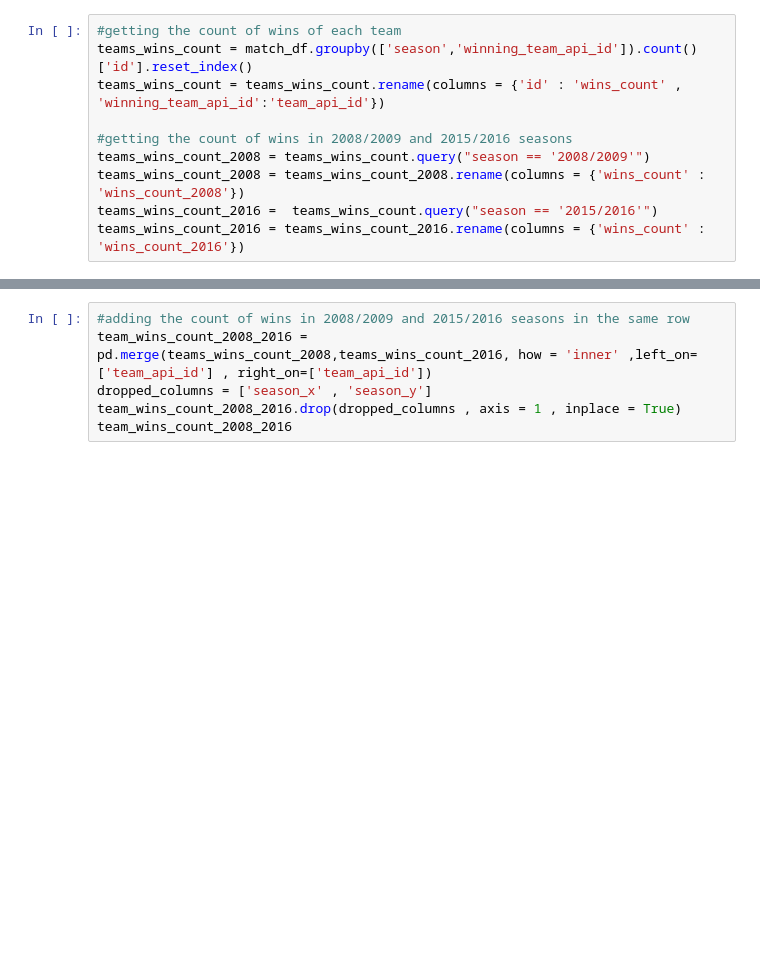
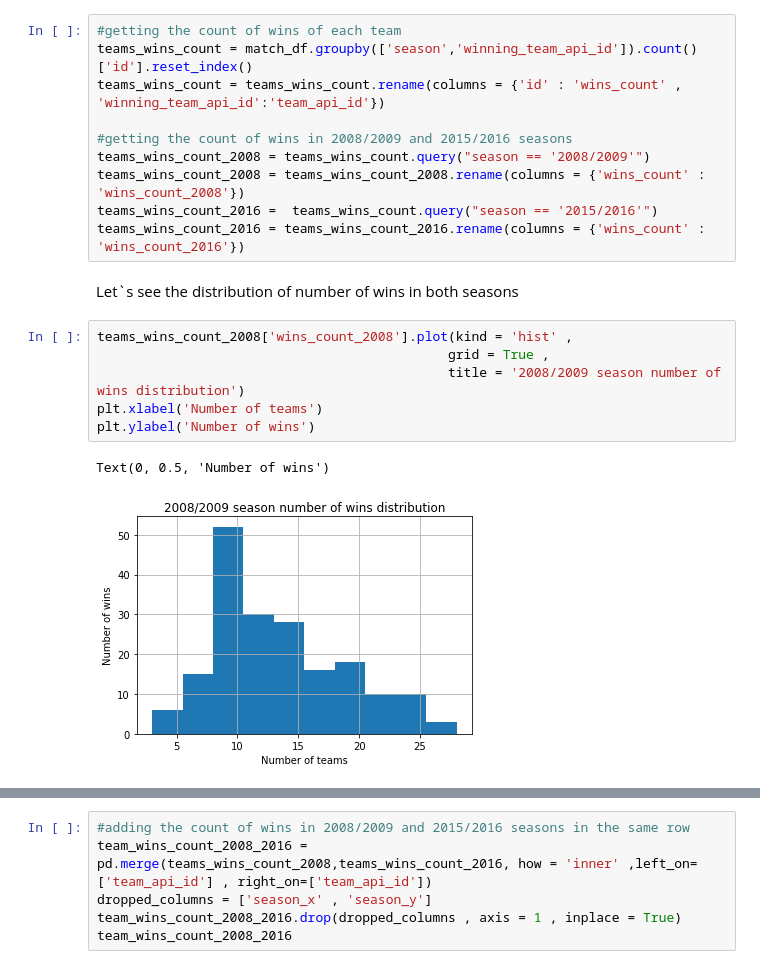
Before and after one commit to ahmed-m-nassar/Analysing-European-Soccer-Database, a Jupyter notebook: Investigate_a_Dataset.ipynb, the cells around one changed output, grey strips where cells are left out. Cells and saved outputs as stored; diff of their text form; blank space fills up the shorter version.

```diff
--- a/Investigate_a_Dataset.ipynb
+++ b/Investigate_a_Dataset.ipynb
@@ -314,3 +368,14 @@ teams_wins_count_2008 = teams_wins_count.query("season == '2008/2009'")
 teams_wins_count_2008 = teams_wins_count_2008.rename(columns = {'wins_count' : 'wins_count_2008'})
 teams_wins_count_2016 =  teams_wins_count.query("season == '2015/2016'")
 teams_wins_count_2016 = teams_wins_count_2016.rename(columns = {'wins_count' : 'wins_count_2016'})
+# %% [markdown]
+Let`s see the distribution of number of wins in both seasons
+# %%
+teams_wins_count_2008['wins_count_2008'].plot(kind = 'hist' ,
+                                             grid = True ,
+                                             title = '2008/2009 season number of wins distribution')
+plt.xlabel('Number of teams')
+plt.ylabel('Number of wins')
+# %% [output]
+Text(0, 0.5, 'Number of wins')
+[figure, added]
```
Also changed, not shown: parts of 30 cells of this notebook, 2 other files.
